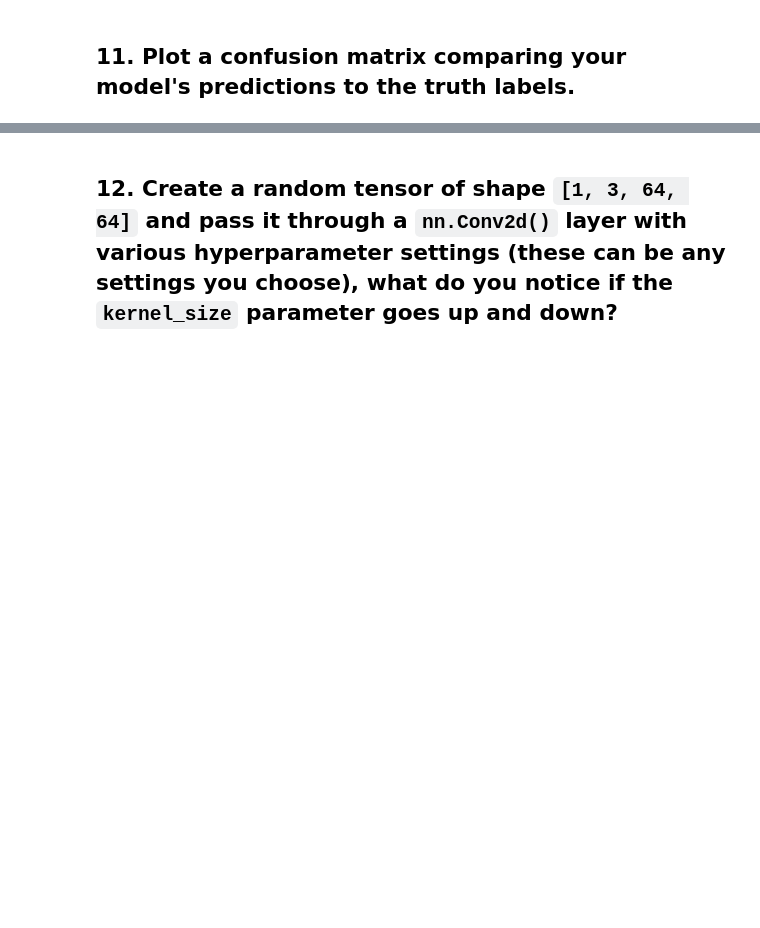
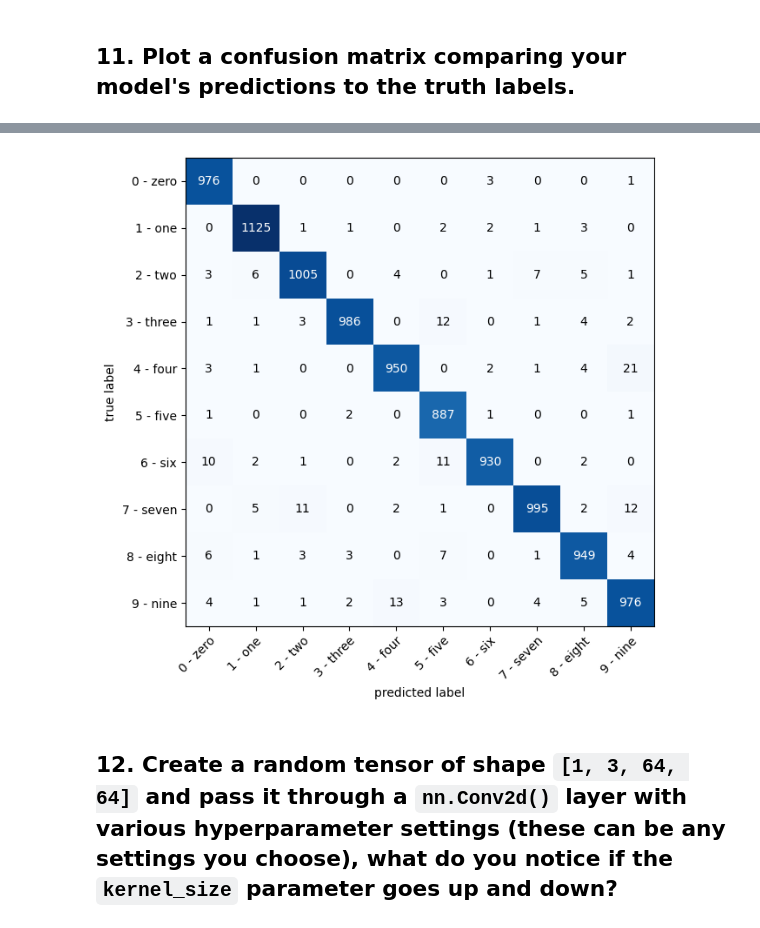
Before and after one commit to RijalChirayu/DeeplearningJourney, a Jupyter notebook: Excercises/03_pytorch_computer_vision_exercises.ipynb, the cells around one changed output, grey strips where cells are left out. Drawn from its saved outputs; the diff is of its cells as text; code cells hidden in the pictures; blank space fills up the shorter version.

```diff
--- a/Excercises/03_pytorch_computer_vision_exercises.ipynb
+++ b/Excercises/03_pytorch_computer_vision_exercises.ipynb
@@ -79,2 +123,12 @@ There are multiple ways to prevent overfitting. Among them three are below:
 # %% [markdown]
 ## 7. Turn the MNIST train and test datasets into dataloaders using `torch.utils.data.DataLoader`, set the `batch_size=32`.
+# %%
+from torch.utils.data import DataLoader
+
+BATCH_SIZE = 32
+train_dataloader = DataLoader(train_data ,
+                             batch_size = 32 ,
+                             shuffle = True) #Gives different data after doing shuffling
+test_dataloader = DataLoader(test_data ,
+                            batch_size = 32 ,
+                            shuffle= False)
@@ -88,0 +362,11 @@ There are multiple ways to prevent overfitting. Among them three are below:
+# %%
+torch.manual_seed(42)
+y_preds = []
+model.eval()
+with torch.no_grad():
+    for X , y in tqdm(test_dataloader):
+        X , y = X.to(device) , y.to(device)
+        y_logits = model(X)
+        y_pred = torch.softmax(y_logits , dim = 1).argmax(dim = 1)
+        y_preds.append(y_pred)
+y_preds_tensor = torch.cat(y_preds)
@@ -89,2 +377,14 @@ There are multiple ways to prevent overfitting. Among them three are below:
+# %%
+conf = ConfusionMatrix(num_classes= len(class_names) , task = "MULTICLASS")
+conf_tensor = conf(preds = y_preds_tensor.cpu() ,
+                  target = test_data.targets)
+# %%
+fig ,ax = plot_confusion_matrix(
+    conf_tensor.numpy() ,
+    class_names = class_names ,
+    figsize = (10 , 7) ,
+);
+# %% [output]
+[figure, added]
 # %% [markdown]
 ## 12. Create a random tensor of shape `[1, 3, 64, 64]` and pass it through a `nn.Conv2d()` layer with various hyperparameter settings (these can be any settings you choose), what do you notice if the `kernel_size` parameter goes up and down?
```
Also changed, not shown: parts of 21 cells of this notebook, 8 other files.
